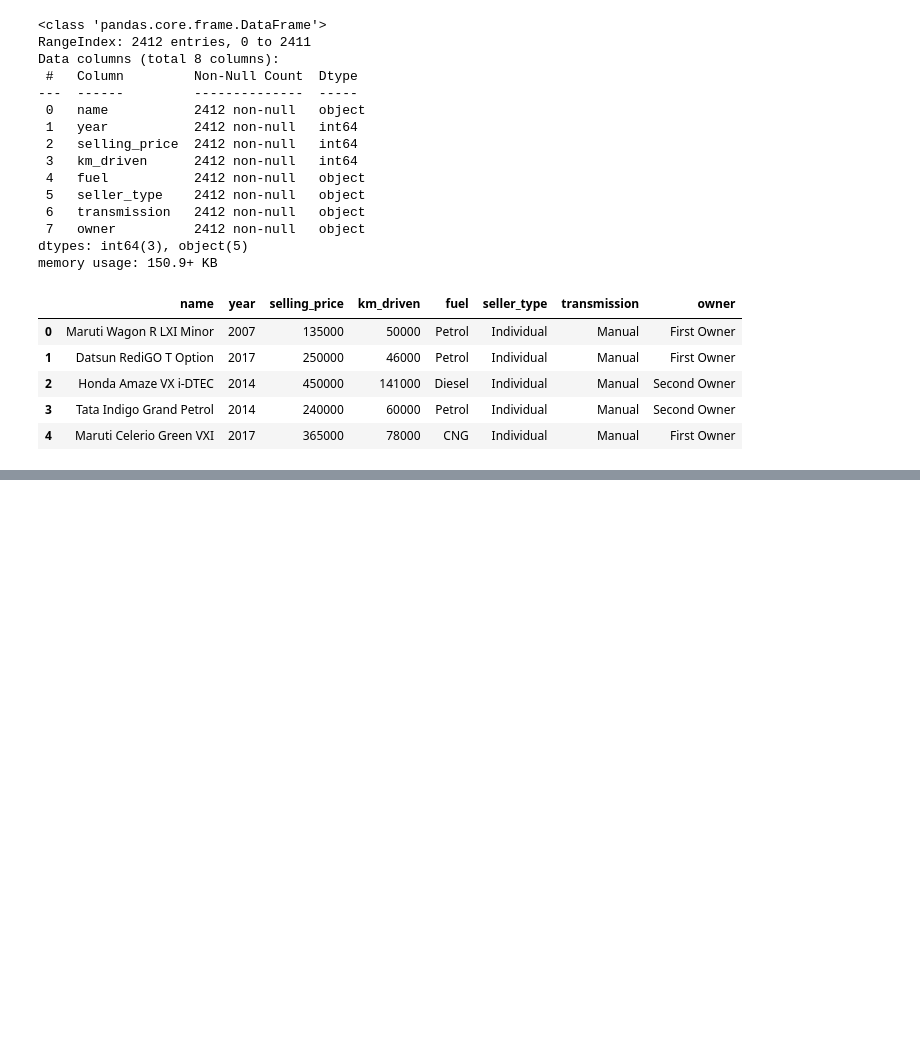
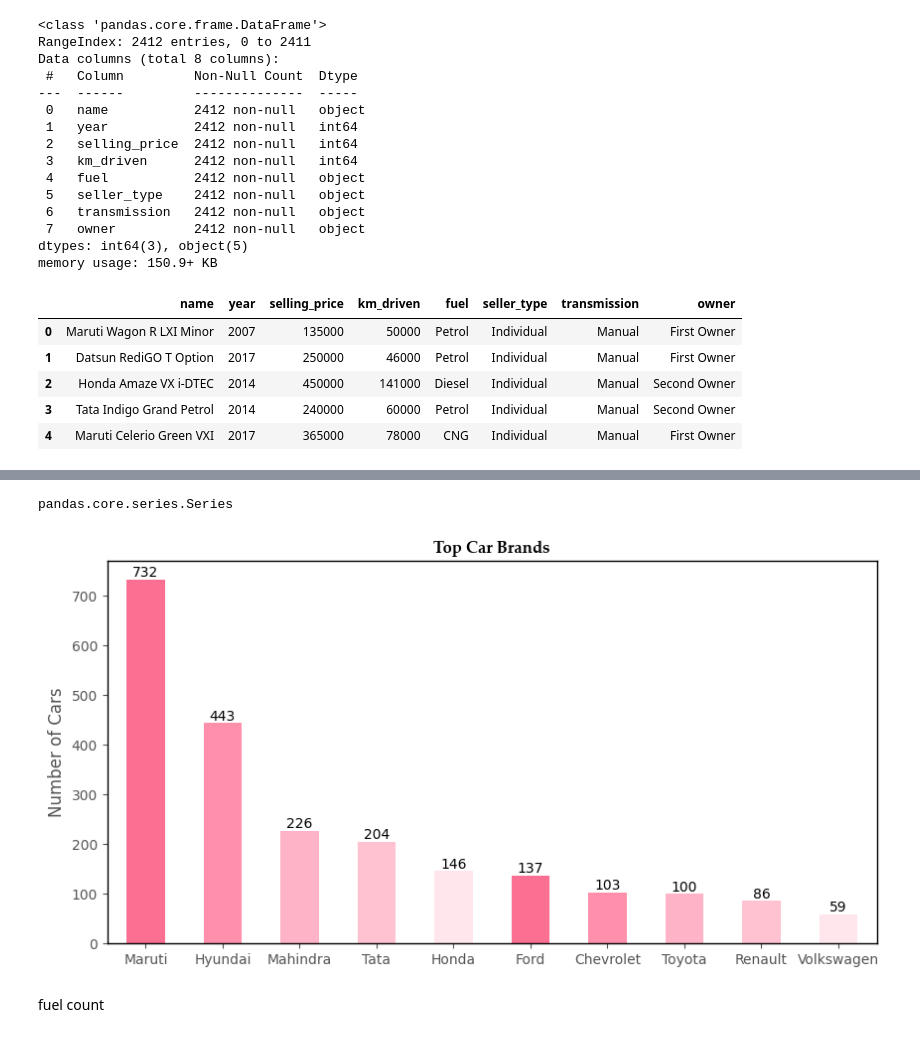
Before and after one commit to WendyInft/MATHEDA-INFANTE, a Jupyter notebook: WK11-Endterm-Exam/Exercise/Endterm-Exam-Infante.ipynb, the cells around one changed output, grey strips where cells are left out. Drawn from its saved outputs; the diff is of its cells as text; code cells hidden in the pictures; blank space fills up the shorter version.

```diff
--- a/WK11-Endterm-Exam/Exercise/Endterm-Exam-Infante.ipynb
+++ b/WK11-Endterm-Exam/Exercise/Endterm-Exam-Infante.ipynb
@@ -119,3 +119,5 @@ df.head()
 | 2 | Honda Amaze VX i-DTEC | 2014 | 450000 | 141000 | Diesel | Individual | Manual | Second Owner |
 | 3 | Tata Indigo Grand Petrol | 2014 | 240000 | 60000 | Petrol | Individual | Manual | Second Owner |
 | 4 | Maruti Celerio Green VXI | 2017 | 365000 | 78000 | CNG | Individual | Manual | First Owner |
+# %%
+df['brand'] = df['name'].apply(lambda x: x.split()[0])
@@ -121,0 +147,3 @@ df.head()
+# %%
+brand_counts = df['brand'].value_counts().head(10)
+brand_counts
@@ -121,0 +163,20 @@ df.head()
+# %%
+type(brand_counts)
+# %% [output]
+pandas.core.series.Series
+# %%
+chart = brand_counts.plot(kind='bar', color=['#FB6F92','#FF8FAB','#FFB3C6','#FFC2D1','#FFE5EC'], figsize=(10,5))
+chart.bar_label(chart.containers[0], label_type='edge')
+plt.title('Top Car Brands', fontfamily='Palatino Linotype', fontsize=12, fontweight='bold')
+plt.xlabel('')
+plt.ylabel('Number of Cars')
+chart.set_xticklabels(brand_counts.index, rotation=0)
+plt.gca().set_facecolor('white')
+plt.gcf().patch.set_facecolor('white')
+for spine in plt.gca().spines.values():
+    spine.set_edgecolor('black')
+plt.show()
+# %% [output]
+[figure, added]
+# %% [markdown]
+fuel count
```
Also changed, not shown: parts of 3 cells of this notebook.
